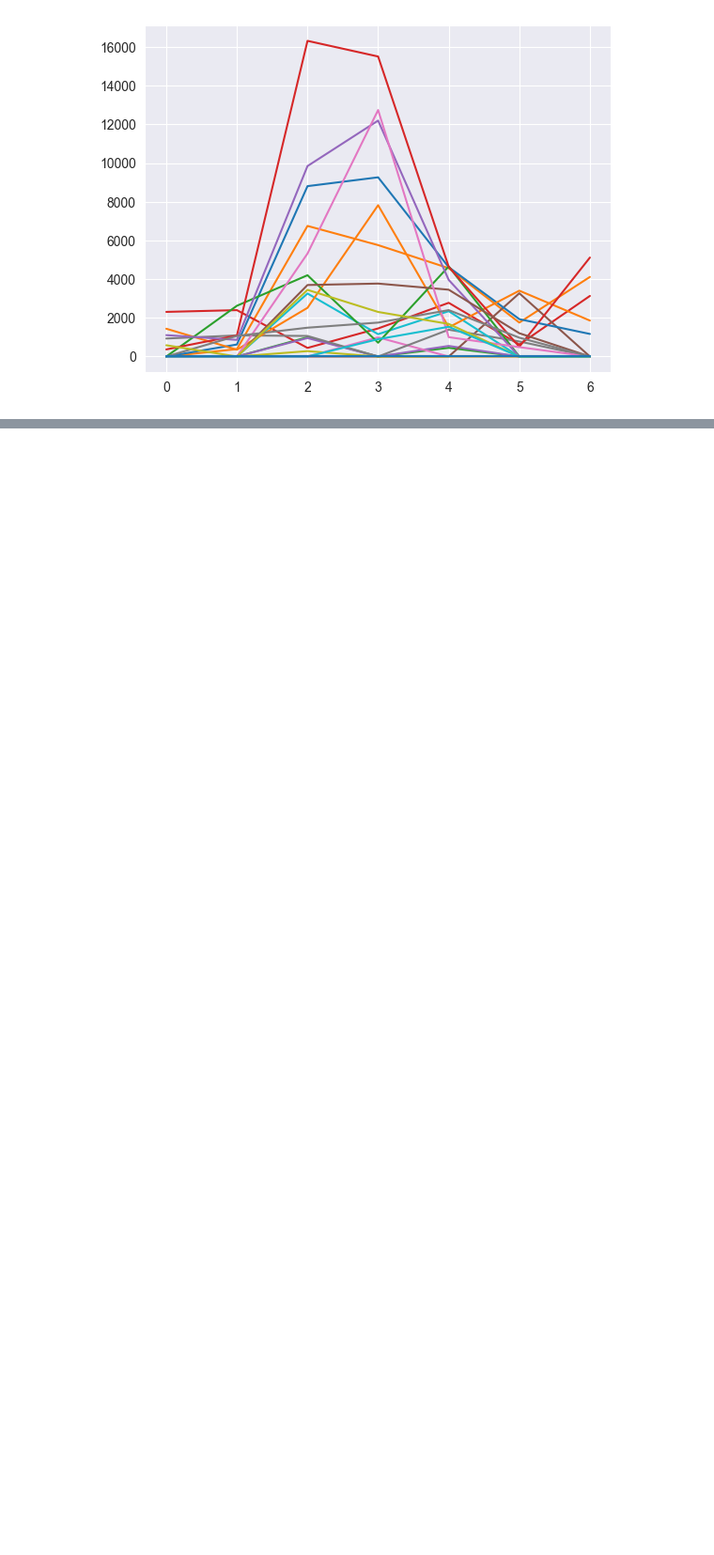
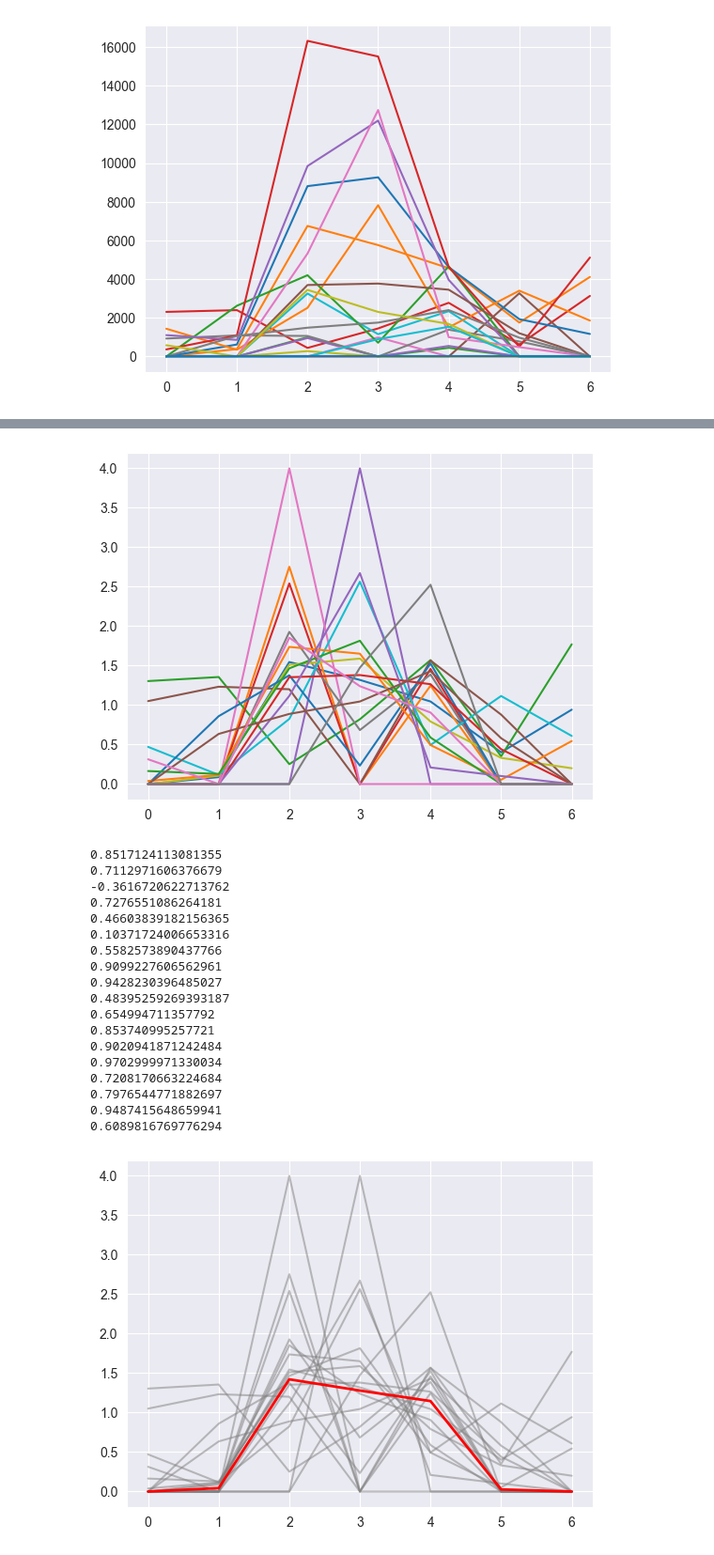
Before and after one commit to GeorgWa/alphadia-validate, a Jupyter notebook: notebooks/showcase.ipynb, the cells around one changed output, grey strips where cells are left out. Shown: that part at 94% size. Drawn from its saved outputs; the diff is of its cells as text; code cells hidden in the pictures; blank space fills up the shorter version.

Commit message:
add xic plot to showcase

```diff
--- a/notebooks/showcase.ipynb
+++ b/notebooks/showcase.ipynb
@@ -26,7 +26,7 @@ selected_hash = precursor_df["mod_seq_charge_hash"].iloc[3000]
 # %%
 library_wrapper = SpectrumSlicer(spectral_library_flat, precursor_df, dia_data)
 
-mz_library, intensity_library, spectrum_slice = library_wrapper.get_by_hash(
+mz_library, intensity_library, spectrum_slice, *_ = library_wrapper.get_by_hash(
     selected_hash
 )
 # %% [markdown]
@@ -59,3 +61,28 @@ from showcase.mirror_plotting_2 import plot_mirror_2
 plot_mirror_2(spectrum_slice, mz_library, intensity_library, )
 # %% [output]
 [interactive output not drawn]
+# %%
+from xic.xic import plot_median_xic
+
+plot_median_xic(spectrum_slice)
+# %% [output]
+[figure, added]
+0.8517124113081355
+0.7112971606376679
+-0.3616720622713762
+0.7276551086264181
+0.46603839182156365
+0.10371724006653316
+0.5582573890437766
+0.9099227606562961
+0.9428230396485027
+0.48395259269393187
+0.654994711357792
+0.853740995257721
+0.9020941871242484
+0.9702999971330034
+0.7208170663224684
+0.7976544771882697
+0.9487415648659941
+0.6089816769776294
+[figure, added]
```
Also changed, not shown: parts of 1 cell of this notebook, 1 other file.
